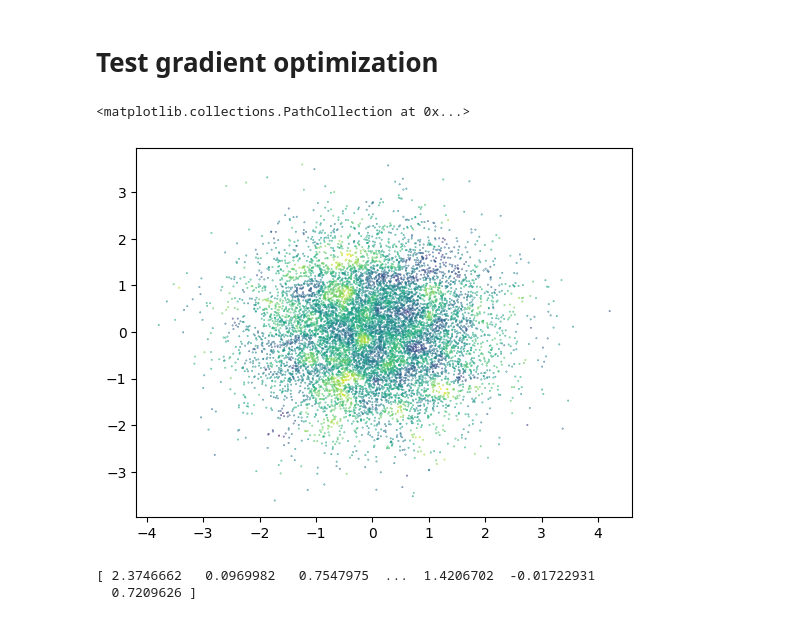
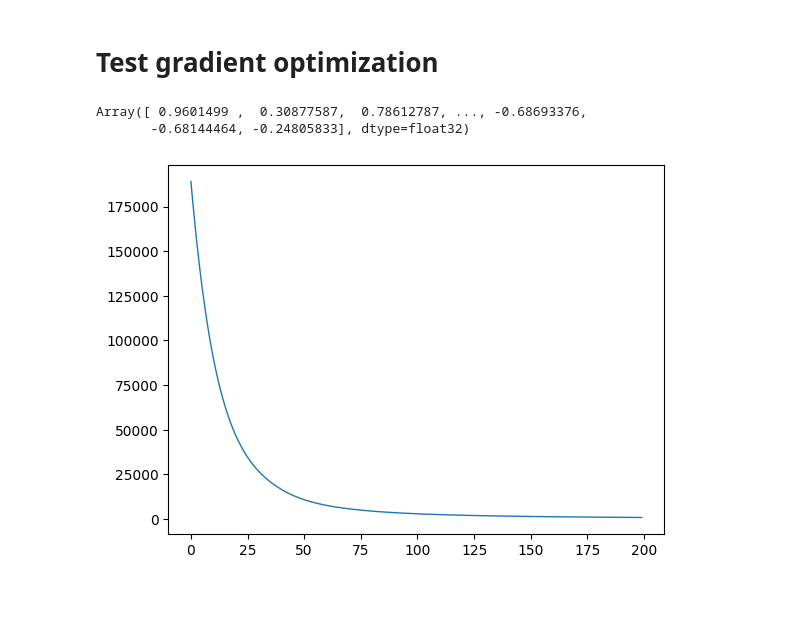
Before and after one commit to stanford-ism/graphgp, a Jupyter notebook: new.ipynb, the cells around one changed output. Drawn from its saved outputs; the diff is of its cells as text; code cells hidden in the pictures.

```diff
--- a/new.ipynb
+++ b/new.ipynb
@@ -80,0 +110,5 @@ plt.show()
+# %%
+key, k1, k2, k3 = jr.split(key, 4)
+xi = jr.normal(k1, (n_points,))
+xi_tangent = jr.normal(k2, (n_points,))
+values_tangent = jr.normal(k3, (n_points,))
@@ -98,12 +144,11 @@ points = graph[0]
 # Generate truth
 key, k1 = jr.split(key)
 xi_true = jr.normal(k1, (n_points,))
-values_true = hg.generate_refine(graph, xi_true, cuda=True).block_until_ready()
-
-plt.scatter(*points.T, c=values_true, s=0.1, cmap='viridis')
+values_true = hg.generate_refine(graph, covariance, xi_true, cuda=True).block_until_ready()
+values_true
 # %% [output]
-<matplotlib.collections.PathCollection at 0x...>
+Array([ 0.9601499 ,  0.30877587,  0.78612787, ..., -0.68693376,
+       -0.68144464, -0.24805833], dtype=float32)
-[figure, removed]
 # %%
 # Set up optimization
 optimizer = optax.adam(0.03)
@@ -125,17 +173,18 @@ def step(carry):
 # %%
 # Optimize!
 xi = xi_guess
 optimizer_state = optimizer.init(xi_guess)
 loss_hist = []
 values_hist = []
 
-for i in tqdm(range(30)):
+for i in tqdm(range(200)):
     (xi, optimizer_state), loss = step((xi, optimizer_state))
-    if i==0: print(xi)
     loss_hist.append(float(loss))
-    values_hist.append(hg.generate_refine(graph, xi, cuda=True))
+    values_hist.append(hg.generate_refine(graph, covariance, xi, cuda=True))
 
-values = hg.generate_refine(graph, xi, cuda=True).block_until_ready()
+values = hg.generate_refine(graph, covariance, xi, cuda=True).block_until_ready()
+
+plt.plot(loss_hist, lw=1)
+plt.show()
 # %% [output]
-[ 2.3746662   0.0969982   0.7547975  ...  1.4206702  -0.01722931
-  0.7209626 ]
+[figure, added]
```
Also changed, not shown: parts of 24 cells of this notebook, 3 other files.
